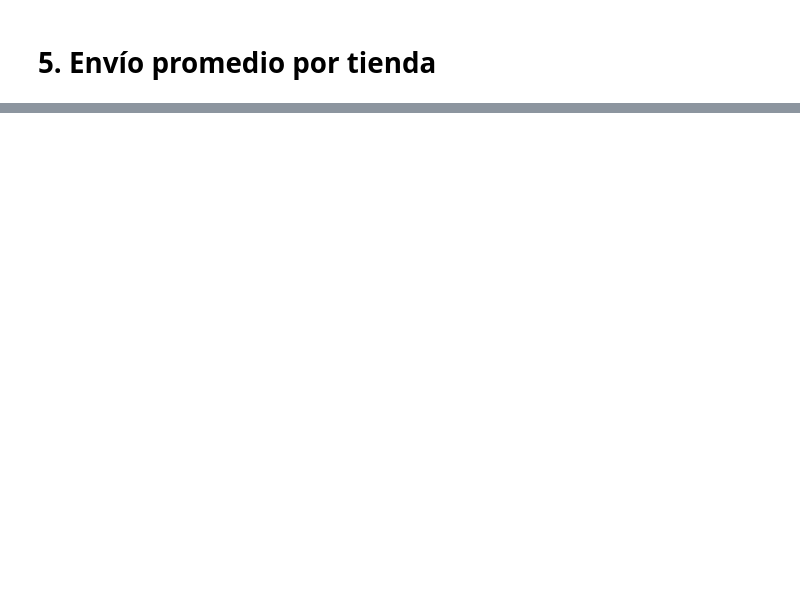
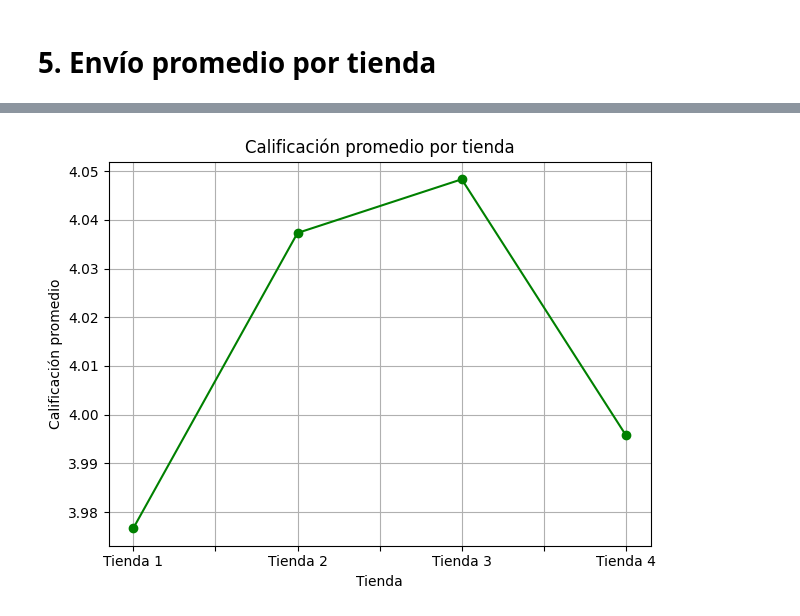
Before and after one commit to jordano-crt/challenge-alura-store, a Jupyter notebook: AluraStoreLatam.ipynb, the cells around one changed output, grey strips where cells are left out. Saved outputs shown, nothing was run; the diff lists cells and outputs as text; code cells hidden in the pictures; blank space fills up the shorter version.

```diff
--- a/AluraStoreLatam.ipynb
+++ b/AluraStoreLatam.ipynb
@@ -133,0 +384,12 @@ dtype: int64
+# %%
+calificaciones_promedio = datos_todas_las_tiendas.groupby('Tienda')['Calificación'].mean()
+
+calificaciones_promedio.plot(kind='line', marker='o', linestyle='-', color='green')
+plt.title('Calificación promedio por tienda')
+plt.xlabel('Tienda')
+plt.ylabel('Calificación promedio')
+plt.grid(True)
+plt.tight_layout()
+plt.show()
+# %% [output]
+[figure, added]
```
Also changed, not shown: parts of 28 cells of this notebook.
